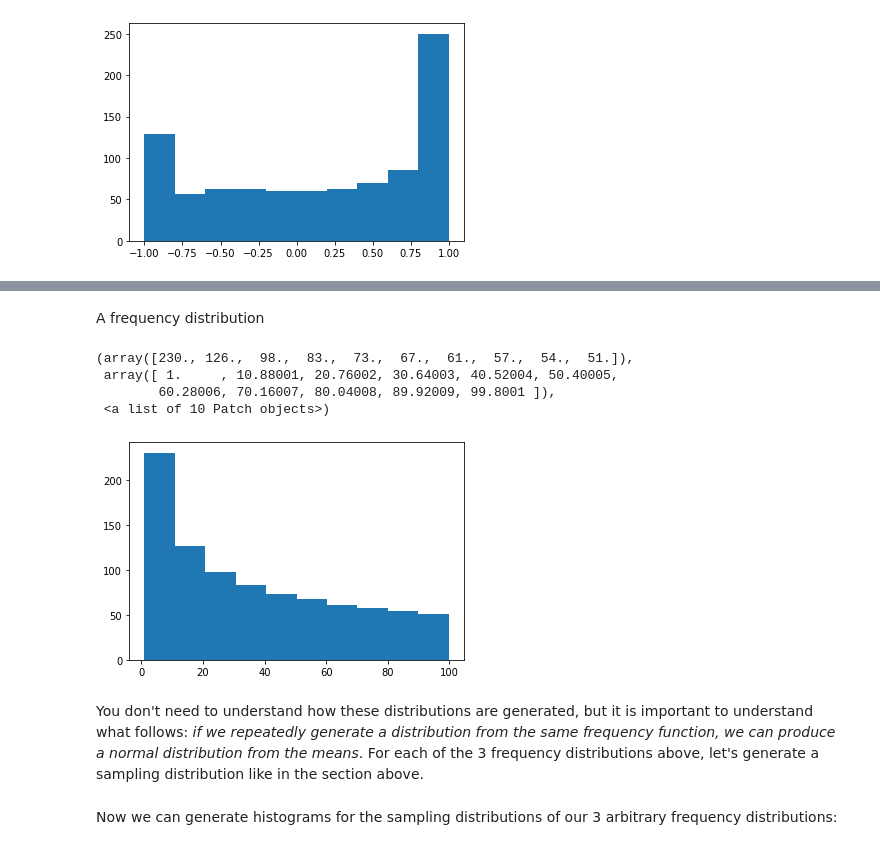
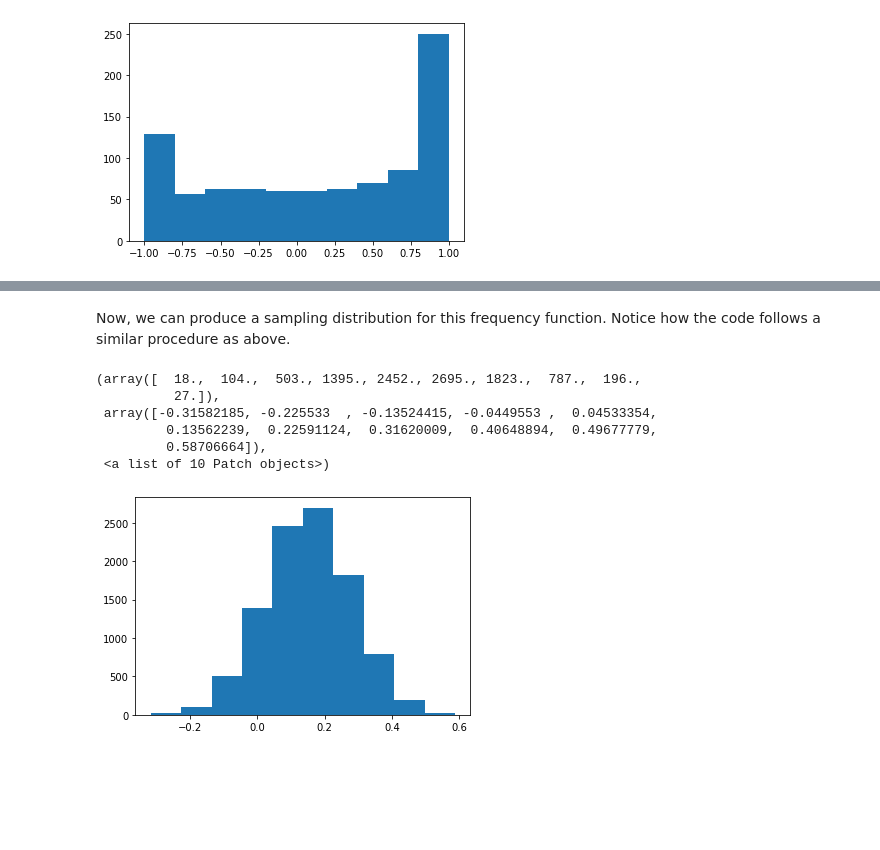
Before and after one commit to ds-modules/POLSCI-3, a Jupyter notebook: Distributions Homework 1.ipynb, the cells around one changed output, grey strips where cells are left out. Saved outputs shown, nothing was run; the diff lists cells and outputs as text; code cells hidden in the pictures; blank space fills up the shorter version.

```diff
--- a/Distributions Homework 1.ipynb
+++ b/Distributions Homework 1.ipynb
@@ -190,28 +179,18 @@ plt.hist(np.log(x))
-# %% [markdown]
-A frequency distribution
-# %%
-plt.hist(x**2)
-# %% [output]
-(array([230., 126.,  98.,  83.,  73.,  67.,  61.,  57.,  54.,  51.]),
- array([ 1.     , 10.88001, 20.76002, 30.64003, 40.52004, 50.40005,
-        60.28006, 70.16007, 80.04008, 89.92009, 99.8001 ]),
- <a list of 10 Patch objects>)
-[figure, removed]
-# %% [markdown]
-You don't need to understand how these distributions are generated, but it is important to understand what follows: *if we repeatedly generate a distribution from the same frequency function, we can produce a normal distribution from the means*. For each of the 3 frequency distributions above, let's generate a sampling distribution like in the section above.
+# %% [markdown]
+Now, we can produce a sampling distribution for this frequency function. Notice how the code follows a similar procedure as above.
 # %%
 sample_dist1_means = []
-sample_dist2_means = []
-sample_dist3_means = []
+
 for _ in range(10000):
     sample_dist1 = np.sin(np.random.uniform(10, size=30))
     sample_dist1_average = np.mean(sample_dist1)
     sample_dist1_means.append(sample_dist1_average)
-    sample_dist2 = np.log(np.random.uniform(10, size=30))
-    sample_dist2_average = np.mean(sample_dist2)
-    sample_dist2_means.append(sample_dist2_average)
-    sample_dist3 = np.random.uniform(10, size=30)**2
-    sample_dist3_average = np.mean(sample_dist3)
-    sample_dist3_means.append(sample_dist3_average)
+plt.hist(sample_dist1_means)
+# %% [output]
+(array([  18.,  104.,  503., 1395., 2452., 2695., 1823.,  787.,  196.,
+          27.]),
+ array([-0.31582185, -0.225533  , -0.13524415, -0.0449553 ,  0.04533354,
+         0.13562239,  0.22591124,  0.31620009,  0.40648894,  0.49677779,
+         0.58706664]),
+ <a list of 10 Patch objects>)
+[figure, added]
-# %% [markdown]
-Now we can generate histograms for the sampling distributions of our 3 arbitrary frequency distributions:
```
Also changed, not shown: parts of 33 cells of this notebook, 1 other file.
